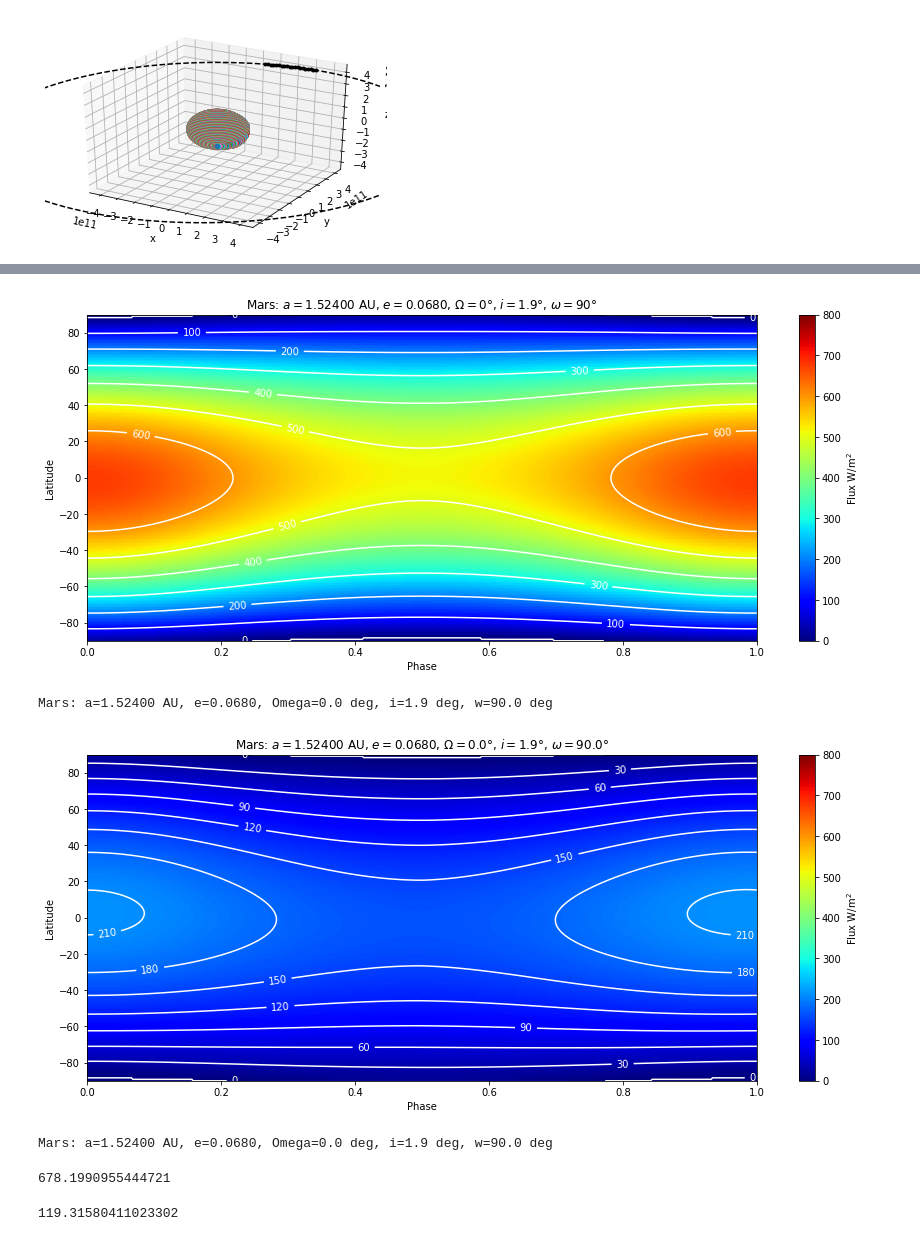
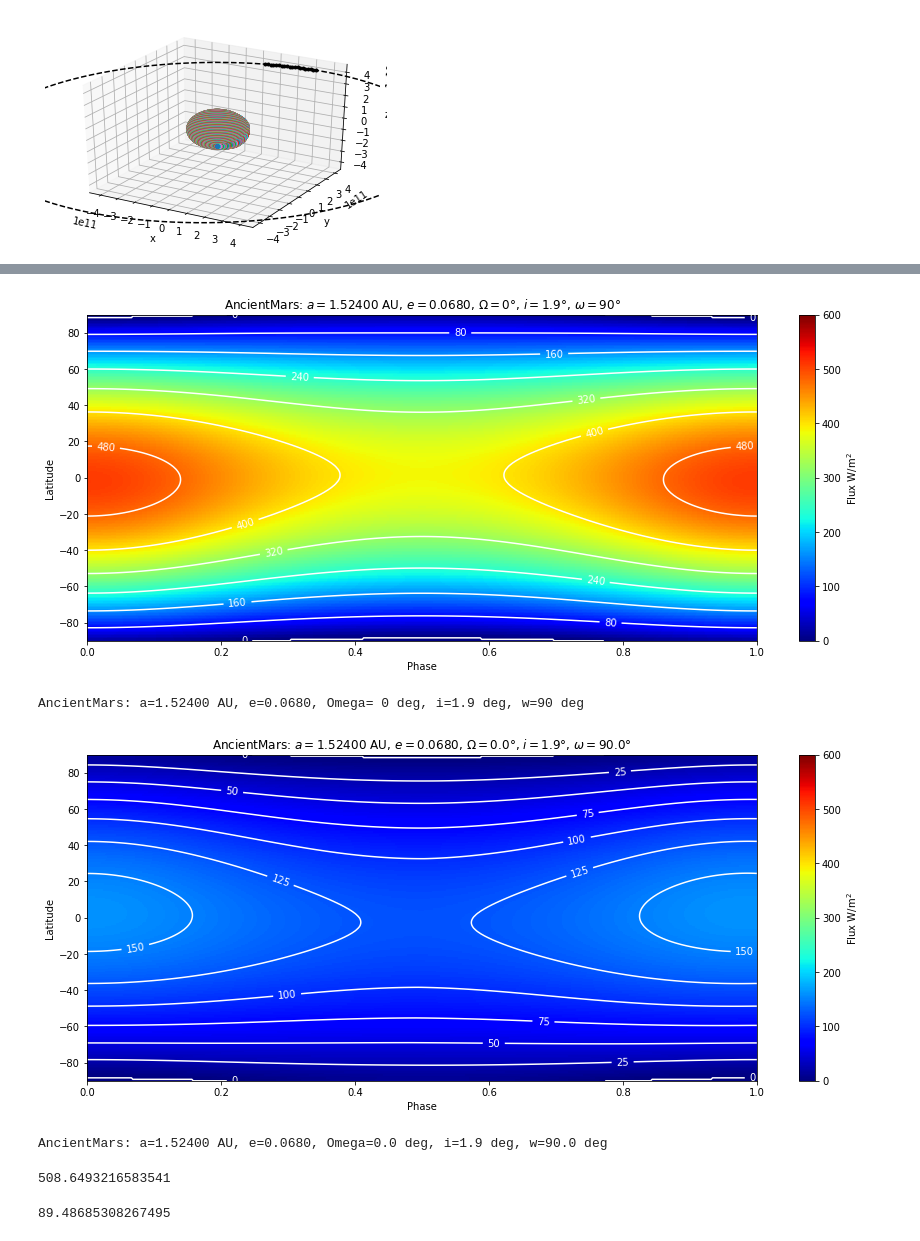
Before and after one commit to jameshoconnor/fluxcode, a Jupyter notebook: ancientmarsfluxcode.ipynb, the cells around one changed output, grey strips where cells are left out. Saved outputs shown, nothing was run; the diff lists cells and outputs as text; code cells hidden in the pictures.

```diff
--- a/ancientmarsfluxcode.ipynb
+++ b/ancientmarsfluxcode.ipynb
@@ -12,7 +12,7 @@ from PyAstronomy import pyasl
 import matplotlib.pylab as plt
 au = 1.496e11 # This is Astronomical Units in metres
 solarluminosity = 3.848e26 # This is a constant
-stellarluminosity = 1*solarluminosity # This value is changed according to the star
+stellarluminosity = 0.75*solarluminosity # This value is changed according to the star
 
 # Replicate a Keplerian elliptical orbit with a
 # semi-major axis in AU converted to metres m,
@@ -20,7 +20,7 @@ stellarluminosity = 1*solarluminosity # This value is changed according to the s
 # longitude of ascending node of x degrees, an inclination (which is the orientation of the orbit)
 # of y deg, and a periapsis argument of z deg. This segment of code is courtesy PyAstronomy
 # Here we can change the eccentricity and the semi major axis and inclinations eg 10, 20, 50 degrees
-target_name = 'Mars'
+target_name = 'AncientMars'
 ke = pyasl.KeplerEllipse(1.524*au, #semi-major axis of the target exoplanet
                          1., #the time period set as 1 which is not changed
                          e=0.068, #eccentricity
@@ -162,7 +162,7 @@ lat = -lat
 img = plt.pcolormesh(
     t,
     lat[0,:],
-    np.max(insolation_positive, axis=1).transpose(), cmap='jet', vmin=0, vmax=800)  #uniform visual representation
+    np.max(insolation_positive, axis=1).transpose(), cmap='jet', vmin=0, vmax=600)  #uniform visual representation
 cbar = plt.colorbar(img)
 
 # Draw the contours
@@ -176,51 +176,51 @@ plt.clabel(cs, inline=1, fontsize=10, fmt='%1.0f')
 plt.xlabel('Phase')
 plt.ylabel('Latitude')
 cbar.set_label('Flux W/m$^2$')
-descr = "%s: a=%2.5f AU, e=%2.4f, Omega=%2.1f deg, i=%2.1f deg, w=%2.1f deg" %(target_name, ke.a/au, ke.e, ke.Omega, ke.i, ke.w)
+descr = "%s: a=%2.5f AU, e=%2.4f, Omega=%2.0f deg, i=%2.1f deg, w=%2.0f deg" %(target_name, ke.a/au, ke.e, ke.Omega, ke.i, ke.w)
 plt.title("%s: $a=%2.5f$ AU, $e=%2.4f$, $\Omega=%2.0f \degree$, $i=%2.1f \degree$, $\omega=%2.0f \degree$" %(target_name, ke.a/au, ke.e, ke.Omega, ke.i, ke.w))
 fig_file_name = descr.replace(':', '_').replace(',', '').replace(' ','_') + '.png'
 plt.savefig(fig_file_name)
 plt.show()
 print(descr)
 # %% [output]
-[figure, old version]
+[figure, new version]
-Mars: a=1.52400 AU, e=0.0680, Omega=0.0 deg, i=1.9 deg, w=90.0 deg
+AncientMars: a=1.52400 AU, e=0.0680, Omega= 0 deg, i=1.9 deg, w=90 deg
 # %%
 #
 # Average Flux Plot
 #
 fig, ax = plt.subplots(figsize=(15,6))
 
 lon = np.rad2deg(azimuth)
 lat = 90 - np.rad2deg(polar)
 
 # Draw the colours
 img = plt.pcolormesh(
     t,
     lat[0,:],
-    np.average(insolation_positive, axis=1).transpose(), cmap='jet', vmin=0, vmax=800)  #uniform visual representation
+    np.average(insolation_positive, axis=1).transpose(), cmap='jet', vmin=0, vmax=600)  #uniform visual representation
 cbar = plt.colorbar(img)
 
 # Draw the contours
 cs = plt.contour(
     t,
     lat[0,:],
     np.average(insolation_positive, axis=1).transpose(),
     colors='white')
 plt.clabel(cs, inline=1, fontsize=10, fmt='%1.0f')
 
 plt.xlabel('Phase')
 plt.ylabel('Latitude')
 cbar.set_label('Flux W/m$^2$')
 descr = "%s: a=%2.5f AU, e=%2.4f, Omega=%2.1f deg, i=%2.1f deg, w=%2.1f deg" %(target_name, ke.a/au, ke.e, ke.Omega, ke.i, ke.w)
 plt.title("%s: $a=%2.5f$ AU, $e=%2.4f$, $\Omega=%2.1f \degree$, $i=%2.1f \degree$, $\omega=%2.1f \degree$" %(target_name, ke.a/au, ke.e, ke.Omega, ke.i, ke.w))
 fig_file_name = descr.replace(':', '_').replace(',', '').replace(' ','_') + '.png'
 plt.savefig(fig_file_name)
 plt.show()
 print(descr)
 # %% [output]
-[figure, old version]
+[figure, new version]
-Mars: a=1.52400 AU, e=0.0680, Omega=0.0 deg, i=1.9 deg, w=90.0 deg
+AncientMars: a=1.52400 AU, e=0.0680, Omega=0.0 deg, i=1.9 deg, w=90.0 deg
 # %%
 # Future option to add 3 dimensional plot
 # import matplotlib.pyplot as plt
@@ -236,8 +236,8 @@ Mars: a=1.52400 AU, e=0.0680, Omega=0.0 deg, i=1.9 deg, w=90.0 deg
 # %%
 print(np.max(insolation_positive))
 # %% [output]
-678.1990955444721
+508.6493216583541
 # %%
 print(np.average(insolation_positive))
 # %% [output]
-119.31580411023302
+89.48685308267495
```
Also changed, not shown: parts of 2 cells of this notebook, 1 other file.
